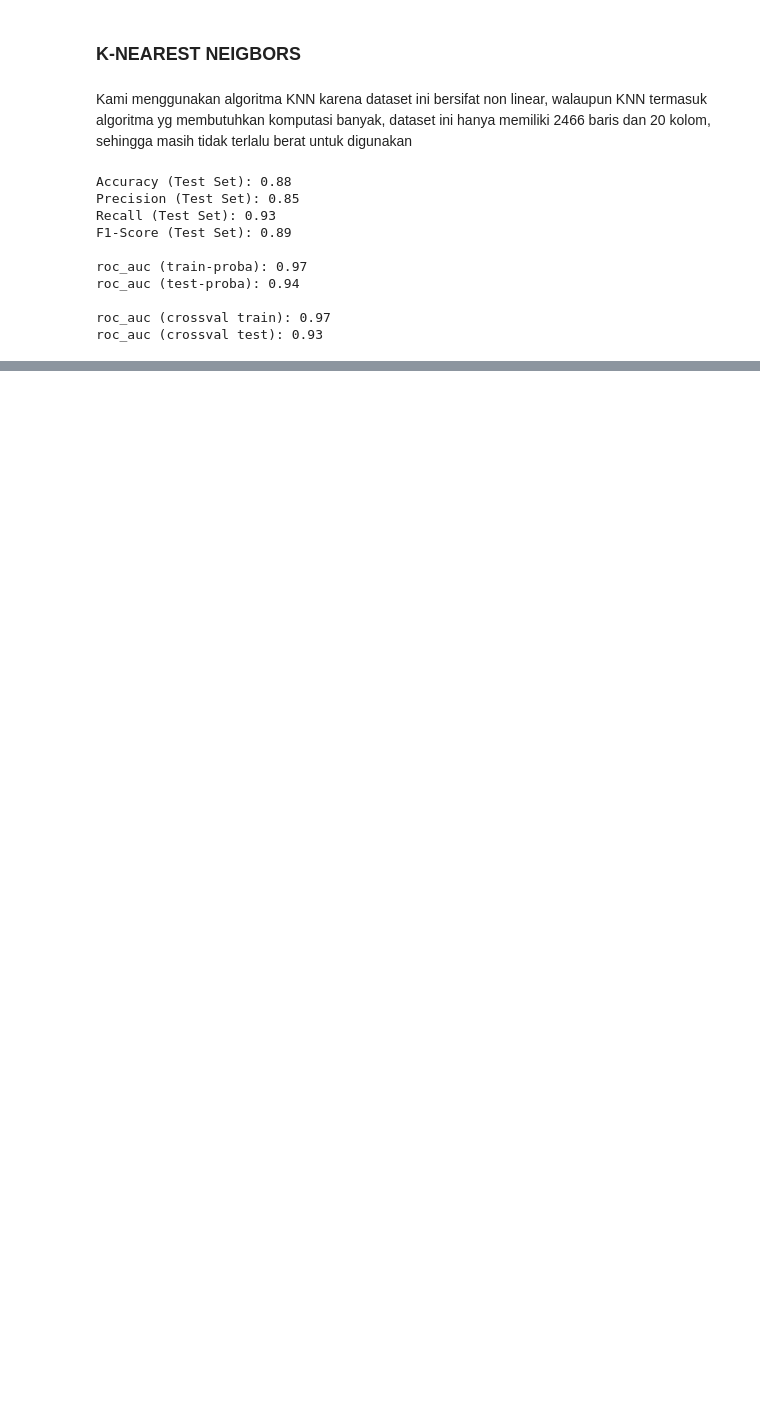
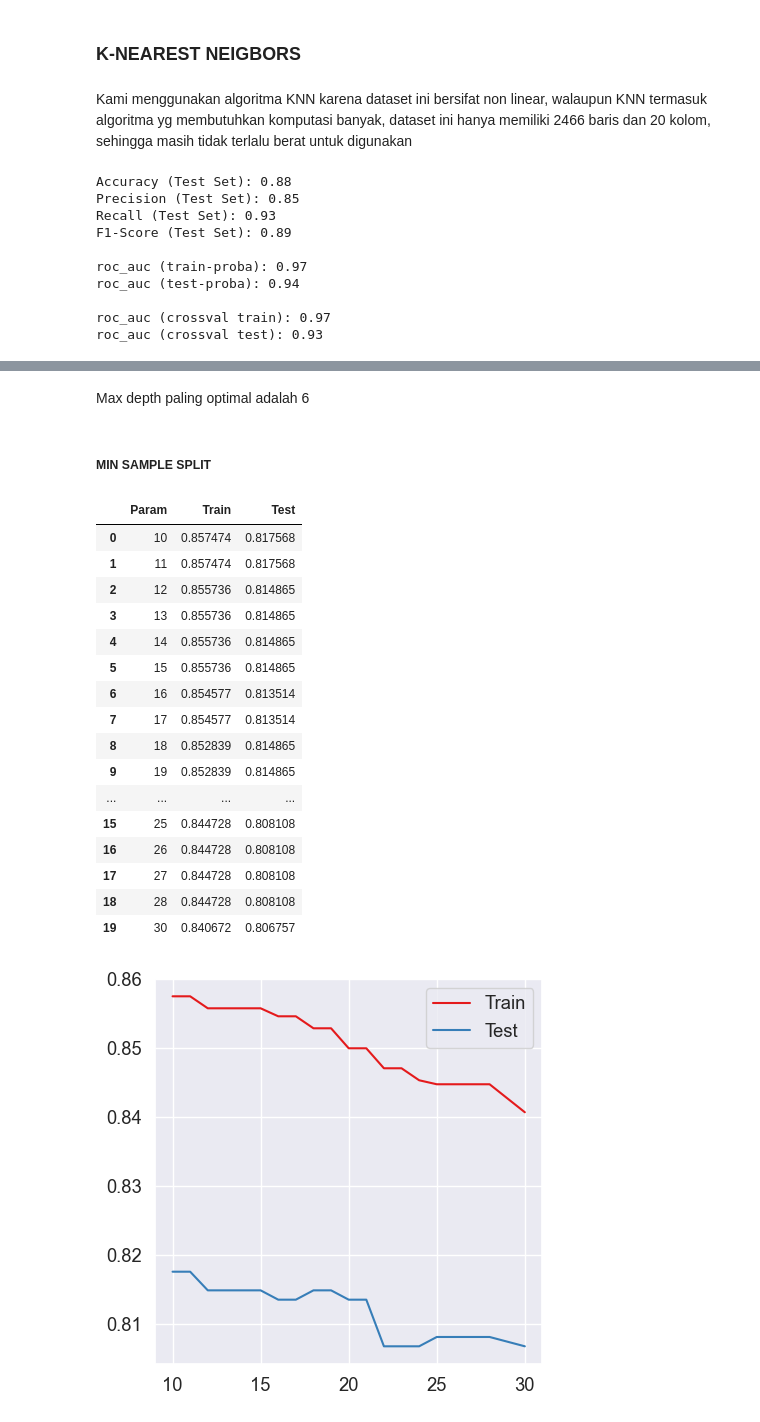
Before and after one commit to arsand07/Employee-Attrition, a Jupyter notebook: Stage 3/Stage 3.ipynb, the cells around one changed output, grey strips where cells are left out. Saved outputs shown, nothing was run; the diff lists cells and outputs as text; code cells hidden in the pictures; blank space fills up the shorter version.

```diff
--- a/Stage 3/Stage 3.ipynb
+++ b/Stage 3/Stage 3.ipynb
@@ -175,0 +305,52 @@ roc_auc (crossval test): 0.93
+# %% [markdown]
+Max depth paling optimal adalah 6
+# %% [markdown]
+##### __MIN SAMPLE SPLIT__
+# %%
+min_samples_split = [int(x) for x in np.linspace(10, 30, num = 20)]
+
+train,test, param = [],[],[]
+
+for i in min_samples_split:
+        dt  = DecisionTreeClassifier(random_state=7, max_depth=6, min_samples_split=i)
+        dt.fit(X_train, y_train)
+
+        #train
+        train_score = roc_auc_score(y_train, dt.predict(X_train))
+        train.append(train_score)
+
+        #test
+        test_score = roc_auc_score(y_test, dt.predict(X_test))
+        test.append(test_score)
+
+        param.append(i)
+
+#buat visualisasi
+plt.figure(figsize=(5,5))
+sns.lineplot(x=param, y=train, label='Train')
+sns.lineplot(x=param, y=test, label='Test')
+
+pd.DataFrame({
+        'Param':param,
+        'Train':train,
+        'Test':test
+})
+# %% [output]
+|  | Param | Train | Test |
+| 0 | 10 | 0.857474 | 0.817568 |
+| 1 | 11 | 0.857474 | 0.817568 |
+| 2 | 12 | 0.855736 | 0.814865 |
+| 3 | 13 | 0.855736 | 0.814865 |
+| 4 | 14 | 0.855736 | 0.814865 |
+| 5 | 15 | 0.855736 | 0.814865 |
+| 6 | 16 | 0.854577 | 0.813514 |
+| 7 | 17 | 0.854577 | 0.813514 |
+| 8 | 18 | 0.852839 | 0.814865 |
+| 9 | 19 | 0.852839 | 0.814865 |
+| ... | ... | ... | ... |
+| 15 | 25 | 0.844728 | 0.808108 |
+| 16 | 26 | 0.844728 | 0.808108 |
+| 17 | 27 | 0.844728 | 0.808108 |
+| 18 | 28 | 0.844728 | 0.808108 |
+| 19 | 30 | 0.840672 | 0.806757 |
+[figure, added]
```
Also changed, not shown: parts of 27 cells of this notebook, 1 other file.
